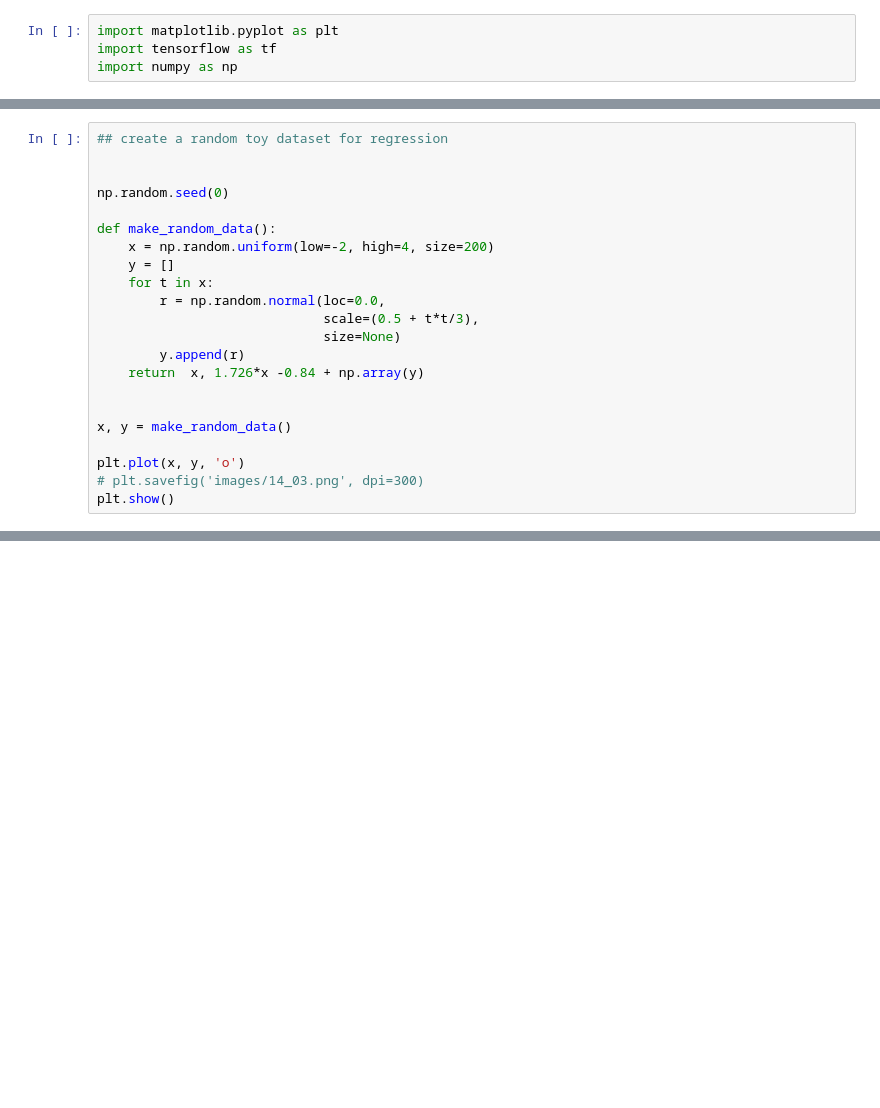
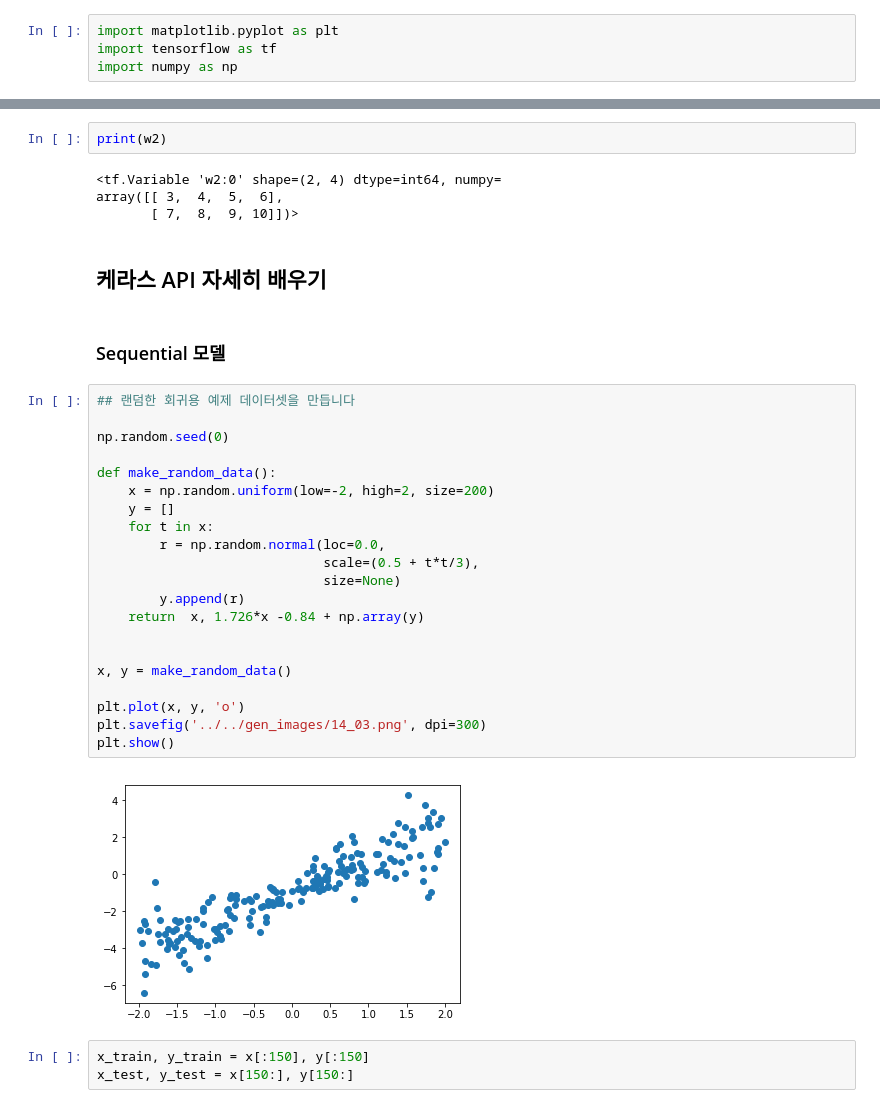
Before and after one commit to woodstck/python-machine-learning-book-2nd-edition, a Jupyter notebook: code/ch14/ch14.ipynb, the cells around one changed output, grey strips where cells are left out. Drawn from its saved outputs; the diff is of its cells as text; blank space fills up the shorter version.

```diff
--- a/code/ch14/ch14.ipynb
+++ b/code/ch14/ch14.ipynb
@@ -457,22 +18,0 @@ Tensor("cost:0", shape=(), dtype=float32)
-# %%
-## create a random toy dataset for regression
-
-
-np.random.seed(0)
-
-def make_random_data():
-    x = np.random.uniform(low=-2, high=4, size=200)
-    y = []
-    for t in x:
-        r = np.random.normal(loc=0.0,
-                             scale=(0.5 + t*t/3),
-                             size=None)
-        y.append(r)
-    return  x, 1.726*x -0.84 + np.array(y)
-
-
-x, y = make_random_data()
-
-plt.plot(x, y, 'o')
-# plt.savefig('images/14_03.png', dpi=300)
-plt.show()
@@ -933,0 +248,36 @@ Readers may ignore the next cell.
+# %%
+print(w2)
+# %% [output]
+<tf.Variable 'w2:0' shape=(2, 4) dtype=int64, numpy=
+array([[ 3,  4,  5,  6],
+       [ 7,  8,  9, 10]])>
+# %% [markdown]
+## 케라스 API 자세히 배우기
+# %% [markdown]
+### Sequential 모델
+# %%
+## 랜덤한 회귀용 예제 데이터셋을 만듭니다
+
+np.random.seed(0)
+
+def make_random_data():
+    x = np.random.uniform(low=-2, high=2, size=200)
+    y = []
+    for t in x:
+        r = np.random.normal(loc=0.0,
+                             scale=(0.5 + t*t/3),
+                             size=None)
+        y.append(r)
+    return  x, 1.726*x -0.84 + np.array(y)
+
+
+x, y = make_random_data()
+
+plt.plot(x, y, 'o')
+plt.savefig('../../gen_images/14_03.png', dpi=300)
+plt.show()
+# %% [output]
+[figure, added]
+# %%
+x_train, y_train = x[:150], y[:150]
+x_test, y_test = x[150:], y[150:]
```
Also changed, not shown: parts of 128 cells of this notebook, 17 other files.
